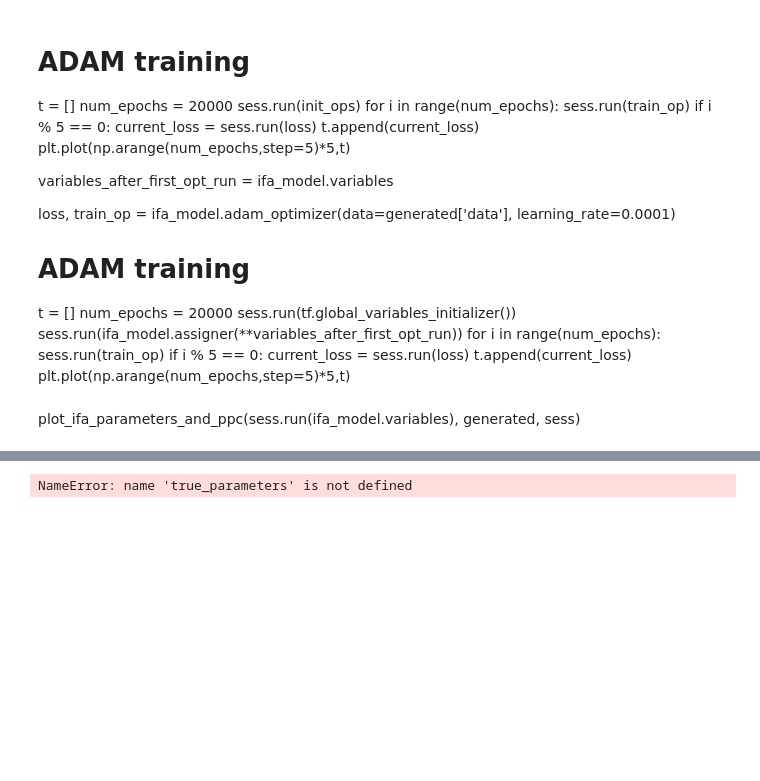
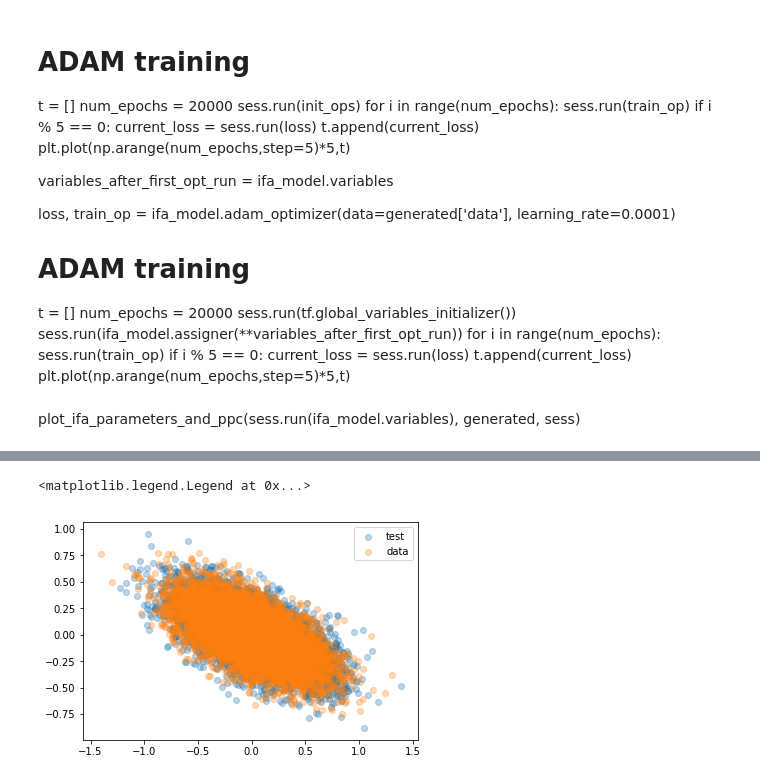
Before and after one commit to deoxyribose/FactOrCluster, a Jupyter notebook: notebooks/cifa_validation.ipynb, the cells around one changed output, grey strips where cells are left out. Cells and saved outputs as stored; diff of their text form; code cells hidden in the pictures; blank space fills up the shorter version.

Commit message:
added a marginalized CIFA (both train and test). Changed cifa_validation to use the new model.

```diff
--- a/notebooks/cifa_validation.ipynb
+++ b/notebooks/cifa_validation.ipynb
@@ -130,2 +114,0 @@ plot_ifa_parameters_and_ppc(accparams[-1], generated, sess)
-# %%
-sess.run(tf.nn.softplus(-100.)+1e-02)
@@ -167,4 +114,0 @@ plot_ifa_parameters_and_ppc(accparams[0], generated, sess)
-# %%
-true_parameters
-# %% [output]
-NameError: name 'true_parameters' is not defined
@@ -196,2 +114,0 @@ train_nll = neg_log_lik(map_estimates,centeredIndependentFactorAnalysisTest,gene
-# %%
-sess.run(train_nll_init)
@@ -210,2 +114,0 @@ train_nll_true_model = neg_log_lik(generated_vars,centeredIndependentFactorAnaly
-# %%
-sess.run(train_nll_true_model)
@@ -239,0 +115,9 @@ np.allclose(*param_pair)
+# %%
+testmodel = centeredMarginalizedIndependentFactorAnalysisTest(n_observations=n_observations, **ifa_model.variables)
+# %%
+plt.scatter(*sess.run(testmodel).T,alpha=0.3,label='test')
+plt.scatter(*generated['data'].T,alpha=0.3,label='data')
+plt.legend()
+# %% [output]
+<matplotlib.legend.Legend at 0x...>
+[figure, added]
```
Also changed, not shown: parts of 32 cells of this notebook, 1 other file.
